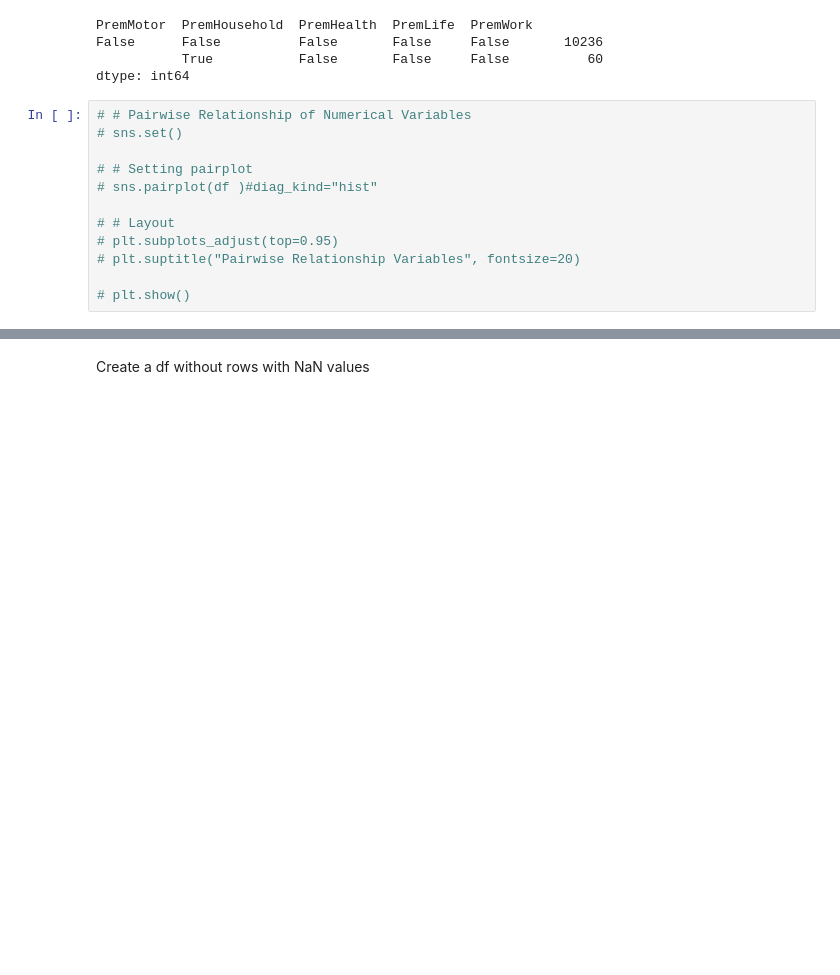
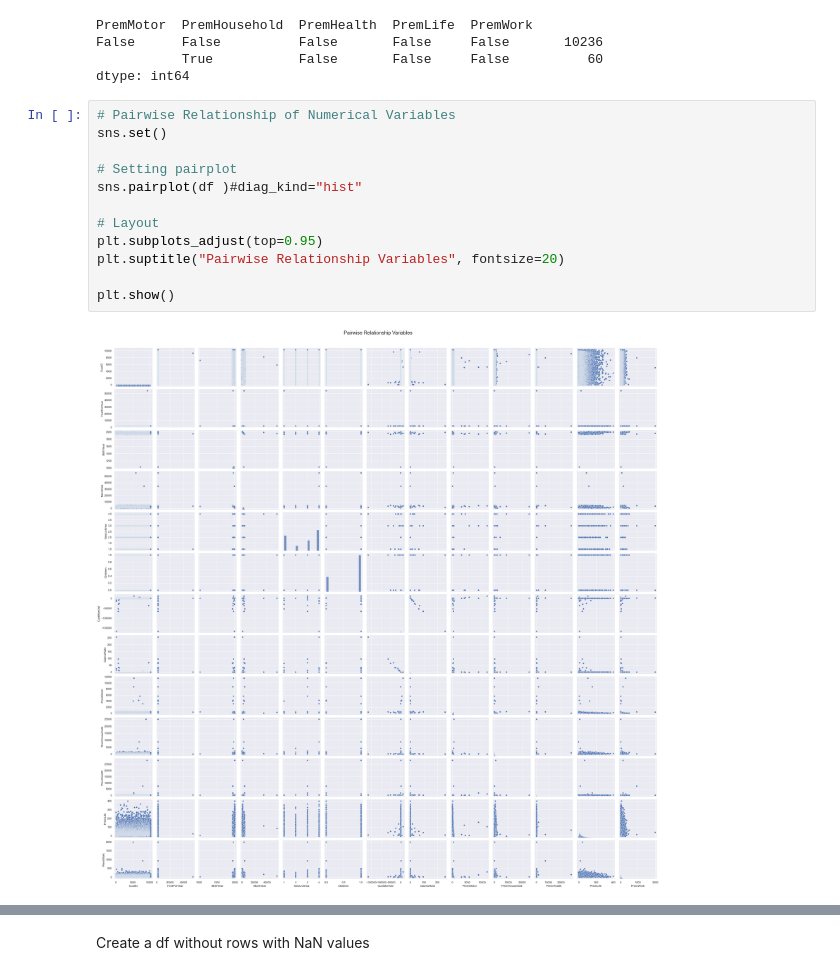
Before and after one commit to albertoparenti/Data-Mining-Project, a Jupyter notebook: DataMinig_V1.ipynb, the cells around one changed output, grey strips where cells are left out. Saved outputs shown, nothing was run; the diff lists cells and outputs as text; blank space fills up the shorter version.

```diff
--- a/DataMinig_V1.ipynb
+++ b/DataMinig_V1.ipynb
@@ -123,17 +111,19 @@ False      False          False       False     False       10236
            True           False       False     False          60
 dtype: int64
 # %%
-# # Pairwise Relationship of Numerical Variables
-# sns.set()
+# Pairwise Relationship of Numerical Variables
+sns.set()
 
-# # Setting pairplot
-# sns.pairplot(df )#diag_kind="hist"
+# Setting pairplot
+sns.pairplot(df )#diag_kind="hist"
 
-# # Layout
-# plt.subplots_adjust(top=0.95)
-# plt.suptitle("Pairwise Relationship Variables", fontsize=20)
+# Layout
+plt.subplots_adjust(top=0.95)
+plt.suptitle("Pairwise Relationship Variables", fontsize=20)
 
-# plt.show()
+plt.show()
+# %% [output]
+[figure, added]
 # %%
 # All Numeric Variables' Histograms in one figure
 sns.set()
```
Also changed, not shown: parts of 46 cells of this notebook.
